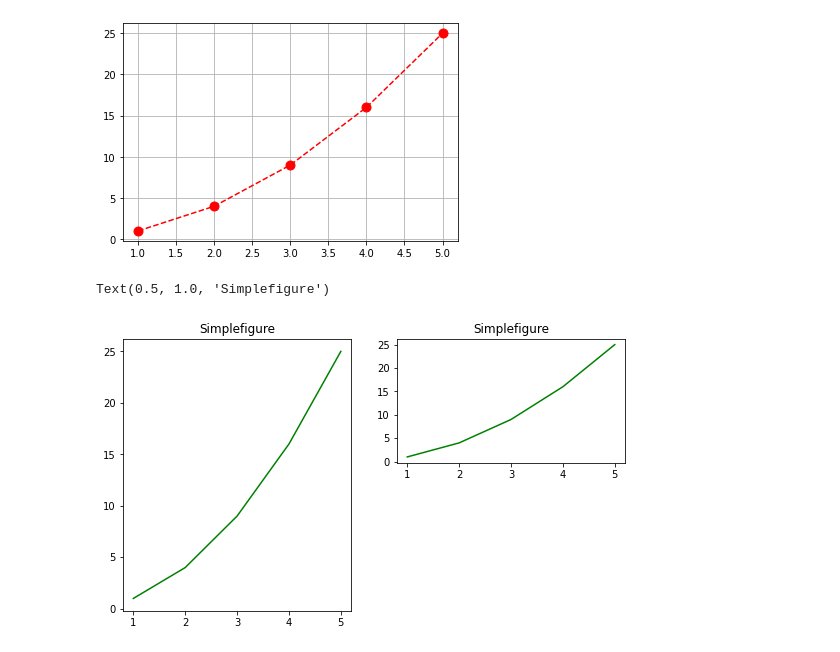
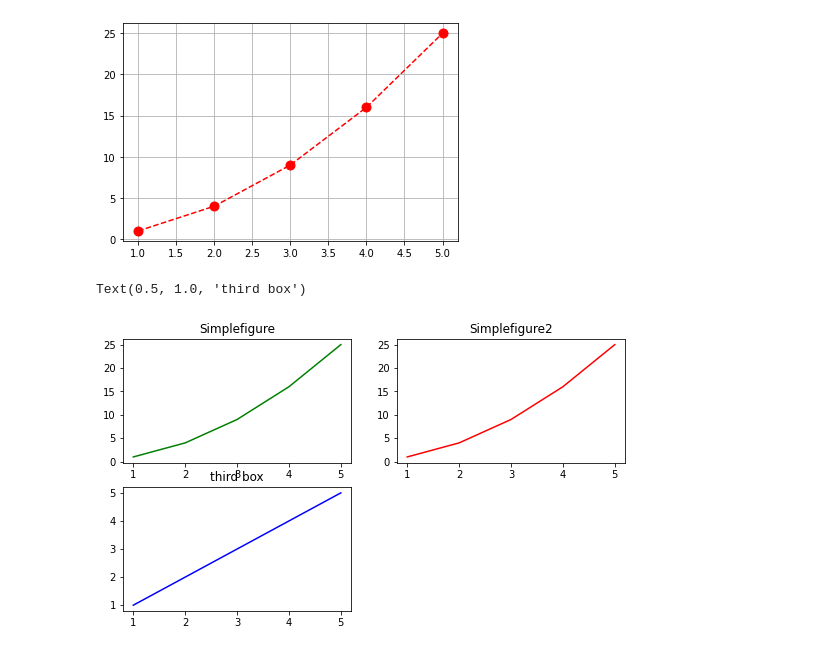
Before and after one commit to Anand-Raj-CSE/Data-Science-Learning, a Jupyter notebook: Data Analysis With Python/matplotlib.ipynb, the cells around one changed output. Saved outputs shown, nothing was run; the diff lists cells and outputs as text; code cells hidden in the pictures.

Commit message:
Learnt visualization using matplotlib.pyplot

```diff
--- a/Data Analysis With Python/matplotlib.ipynb
+++ b/Data Analysis With Python/matplotlib.ipynb
@@ -36,16 +36,20 @@ plt.grid(True)
 # %%
 x=[1,2,3,4,5]
 y1=[1,4,9,16,25]
 y2=[1,2,3,4,5]
 plt.figure(figsize=(9,5))
 
-plt.subplot(1,2,1) # 1 row and 2 column, it is used when we have multiple plots
+plt.subplot(2,2,1) # 1 row and 2 column, it is used when we have multiple plots
 plt.plot(x,y1,color='green')
 plt.title('Simplefigure')
 
-plt.subplot(2,2,2) # 1 row and 2 column
-plt.plot(x,y1,color='green')
-plt.title('Simplefigure')
+plt.subplot(2,2,2)
+plt.plot(x,y1,color='red')
+plt.title('Simplefigure2')
+
+plt.subplot(2,2,3) # 1 row and 2 column
+plt.plot(x,y2,color='blue')
+plt.title('third box')
 # %% [output]
-Text(0.5, 1.0, 'Simplefigure')
+Text(0.5, 1.0, 'third box')
-[figure, old version]
+[figure, new version]
```
Also changed, not shown: parts of 14 cells of this notebook, 1 other file.
